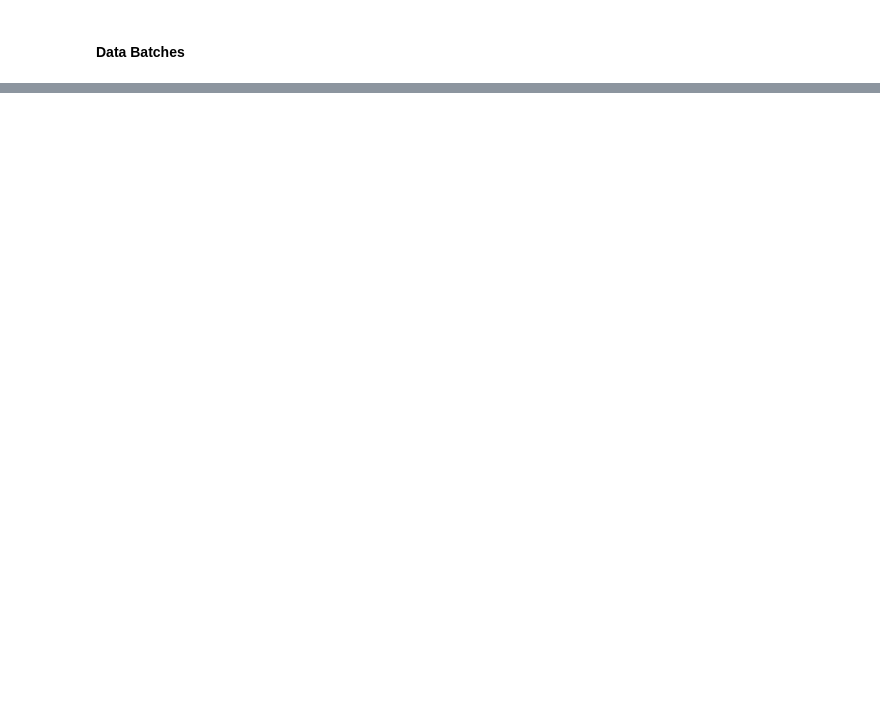
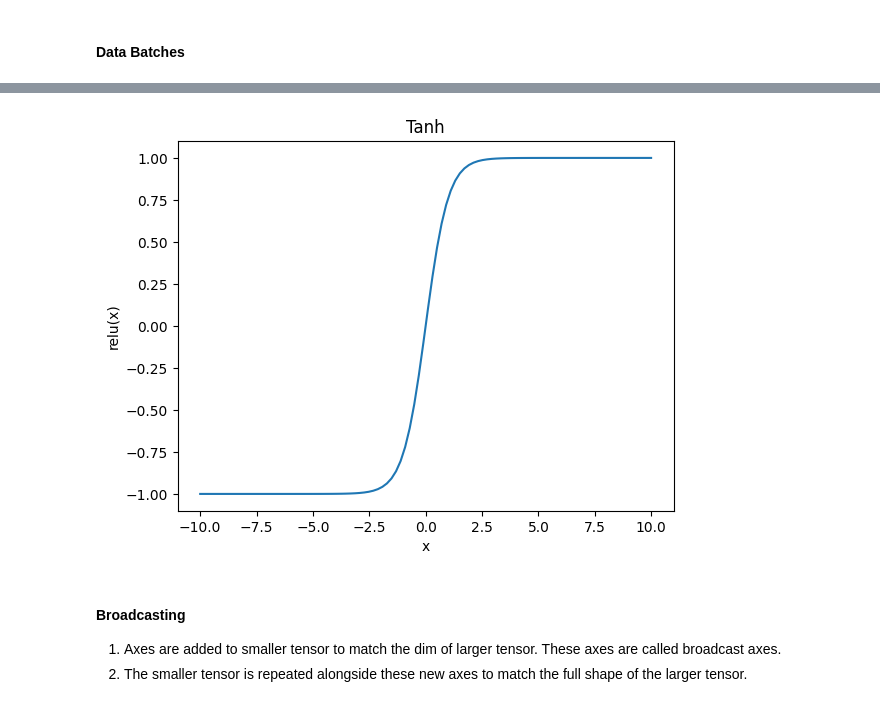
Before and after one commit to soumyadipghorai/Deep-Learning-Essentials, a Jupyter notebook: tensorflow/tensor.ipynb, the cells around one changed output, grey strips where cells are left out. Saved outputs shown, nothing was run; the diff lists cells and outputs as text; code cells hidden in the pictures; blank space fills up the shorter version.

```diff
--- a/tensorflow/tensor.ipynb
+++ b/tensorflow/tensor.ipynb
@@ -154,0 +230,13 @@ data type of tensor :  float64
+# %%
+x = np.linspace(-10, 10, 100)
+z = (np.exp(x) - np.exp(-x))/(np.exp(x) + np.exp(-x))
+plt.plot(x, z)
+plt.xlabel('x')
+plt.ylabel('relu(x)')
+plt.title("Tanh");
+# %% [output]
+[figure, added]
+# %% [markdown]
+#### Broadcasting
+1. Axes are added to smaller tensor to match the dim of larger tensor. These axes are called broadcast axes.
+2. The smaller tensor is repeated alongside these new axes to match the full shape of the larger tensor.
```
Also changed, not shown: parts of 22 cells of this notebook.
